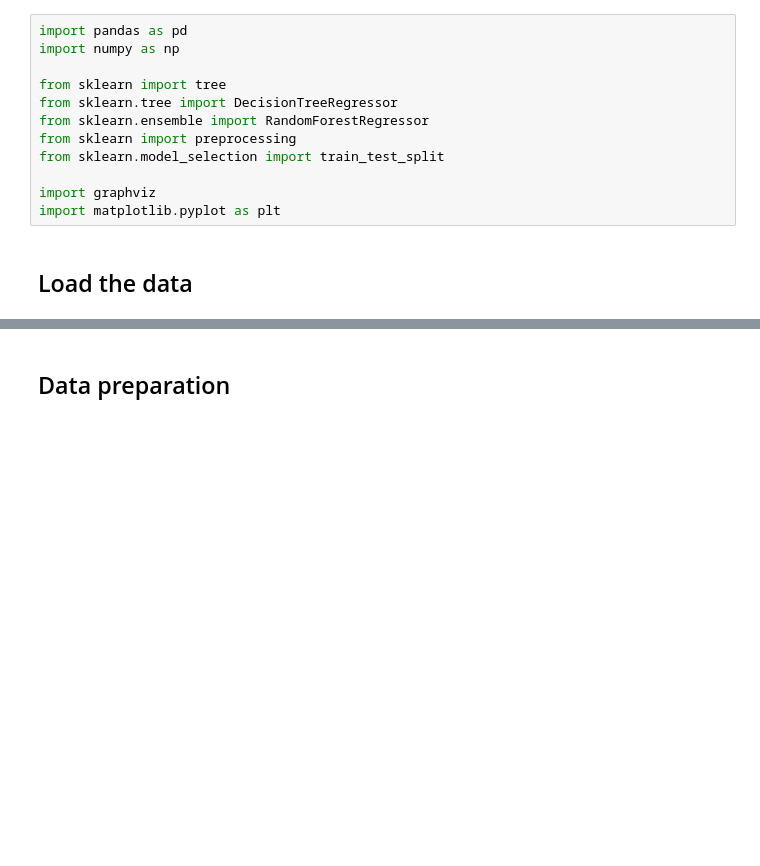
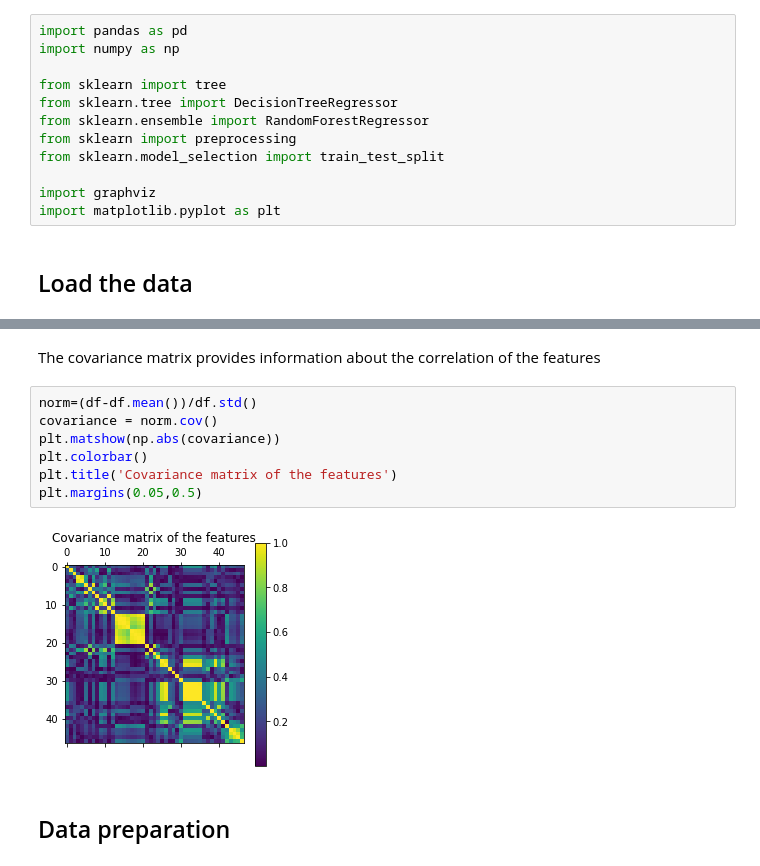
Before and after one commit to vincenzomadaghiele/Regression-of-biodiversity-indicators, a Jupyter notebook: TreeVisualization/Visualize_tree.ipynb, the cells around one changed output, grey strips where cells are left out. Cells and saved outputs as stored; diff of their text form; blank space fills up the shorter version.

```diff
--- a/TreeVisualization/Visualize_tree.ipynb
+++ b/TreeVisualization/Visualize_tree.ipynb
@@ -36,4 +36,15 @@ df.head()
 5 rows × 47 columns
+# %% [markdown]
+The covariance matrix provides information about the correlation of the features
+# %%
+norm=(df-df.mean())/df.std()
+covariance = norm.cov()
+plt.matshow(np.abs(covariance))
+plt.colorbar()
+plt.title('Covariance matrix of the features')
+plt.margins(0.05,0.5)
+# %% [output]
+[figure, added]
 # %% [markdown]
 ## Data preparation
 # %%
```
Also changed, not shown: parts of 17 cells of this notebook, 3 other files.
